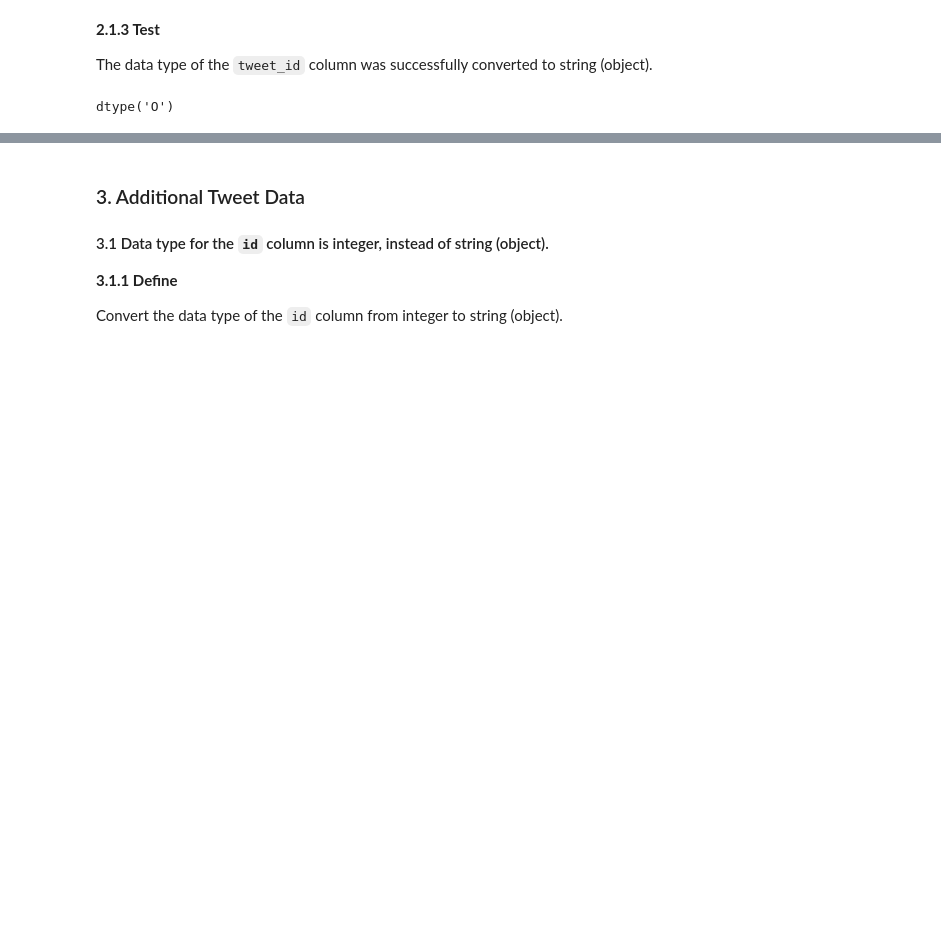
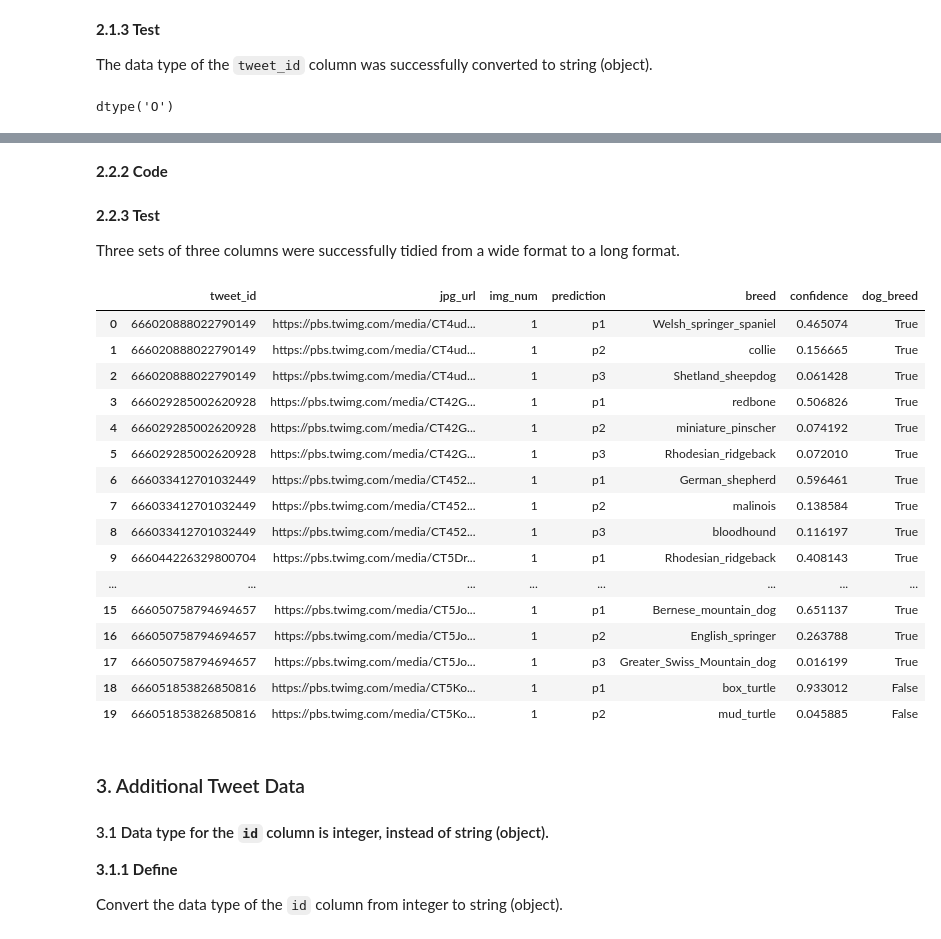
Before and after one commit to jmlcode/p3-analyze-tweet-data, a Jupyter notebook: wrangle_act.ipynb, the cells around one changed output, grey strips where cells are left out. Drawn from its saved outputs; the diff is of its cells as text; code cells hidden in the pictures; blank space fills up the shorter version.

Commit message:
Tidy three sets of columns on predictions of dog breed

```diff
--- a/wrangle_act.ipynb
+++ b/wrangle_act.ipynb
@@ -805,3 +816,62 @@ __Define:__
+# %% [markdown]
+__2.2.2 Code__
+# %%
+# unpivot the dataframe for each set of three columns
+df_breed = df_image_clean.melt(id_vars = ['tweet_id', 'jpg_url', 'img_num']
+                               , value_vars = ['p1', 'p2', 'p3']
+                               , var_name = 'prediction'
+                               , value_name = 'breed')
+df_confidence = df_image_clean.melt(id_vars = ['tweet_id', 'jpg_url', 'img_num']
+                               , value_vars = ['p1_conf', 'p2_conf', 'p3_conf']
+                               , var_name = 'prediction'
+                               , value_name = 'confidence')
+df_check = df_image_clean.melt(id_vars = ['tweet_id', 'jpg_url', 'img_num']
+                               , value_vars = ['p1_dog', 'p2_dog', 'p3_dog']
+                               , var_name = 'prediction'
+                               , value_name = 'dog_breed')
+# %%
+# reconcile the ranks for predictions to p1, p2, and p3 for all three sub-dataframes
+df_confidence.prediction = df_confidence.prediction.str.split('_').str[0]
+df_check.prediction = df_check.prediction.str.split('_').str[0]
+# %%
+# merge first two sub-dataframes
+df2_image = df_breed.merge(right = df_confidence
+                           , on = ['tweet_id', 'jpg_url', 'img_num', 'prediction']
+                           , how = 'inner')
+
+# merge the last sub-dataframe
+df3_image = df2_image.merge(right = df_check
+                            , on = ['tweet_id', 'jpg_url', 'img_num', 'prediction']
+                            , how = 'inner')
+
+# assign the merged datasets to the original dataframe
+df3_image.sort_values(by = ['tweet_id', 'img_num', 'prediction'], inplace = True)
+df3_image.reset_index(inplace = True, drop = True)
+df_image_clean = df3_image
+# %% [markdown]
+__2.2.3 Test__
+
+Three sets of three columns were successfully tidied from a wide format to a long format.
+# %%
+df_image_clean.head(20)
+# %% [output]
+|  | tweet_id | jpg_url | img_num | prediction | breed | confidence | dog_breed |
+| 0 | 666020888022790149 | https://pbs.twimg.com/media/CT4ud... | 1 | p1 | Welsh_springer_spaniel | 0.465074 | True |
+| 1 | 666020888022790149 | https://pbs.twimg.com/media/CT4ud... | 1 | p2 | collie | 0.156665 | True |
+| 2 | 666020888022790149 | https://pbs.twimg.com/media/CT4ud... | 1 | p3 | Shetland_sheepdog | 0.061428 | True |
+| 3 | 666029285002620928 | https://pbs.twimg.com/media/CT42G... | 1 | p1 | redbone | 0.506826 | True |
+| 4 | 666029285002620928 | https://pbs.twimg.com/media/CT42G... | 1 | p2 | miniature_pinscher | 0.074192 | True |
+| 5 | 666029285002620928 | https://pbs.twimg.com/media/CT42G... | 1 | p3 | Rhodesian_ridgeback | 0.072010 | True |
+| 6 | 666033412701032449 | https://pbs.twimg.com/media/CT452... | 1 | p1 | German_shepherd | 0.596461 | True |
+| 7 | 666033412701032449 | https://pbs.twimg.com/media/CT452... | 1 | p2 | malinois | 0.138584 | True |
+| 8 | 666033412701032449 | https://pbs.twimg.com/media/CT452... | 1 | p3 | bloodhound | 0.116197 | True |
+| 9 | 666044226329800704 | https://pbs.twimg.com/media/CT5Dr... | 1 | p1 | Rhodesian_ridgeback | 0.408143 | True |
+| ... | ... | ... | ... | ... | ... | ... | ... |
+| 15 | 666050758794694657 | https://pbs.twimg.com/media/CT5Jo... | 1 | p1 | Bernese_mountain_dog | 0.651137 | True |
+| 16 | 666050758794694657 | https://pbs.twimg.com/media/CT5Jo... | 1 | p2 | English_springer | 0.263788 | True |
+| 17 | 666050758794694657 | https://pbs.twimg.com/media/CT5Jo... | 1 | p3 | Greater_Swiss_Mountain_dog | 0.016199 | True |
+| 18 | 666051853826850816 | https://pbs.twimg.com/media/CT5Ko... | 1 | p1 | box_turtle | 0.933012 | False |
+| 19 | 666051853826850816 | https://pbs.twimg.com/media/CT5Ko... | 1 | p2 | mud_turtle | 0.045885 | False |
 # %% [markdown]
 ### 3. Additional Tweet Data
 
```
Also changed, not shown: parts of 5 cells of this notebook.
